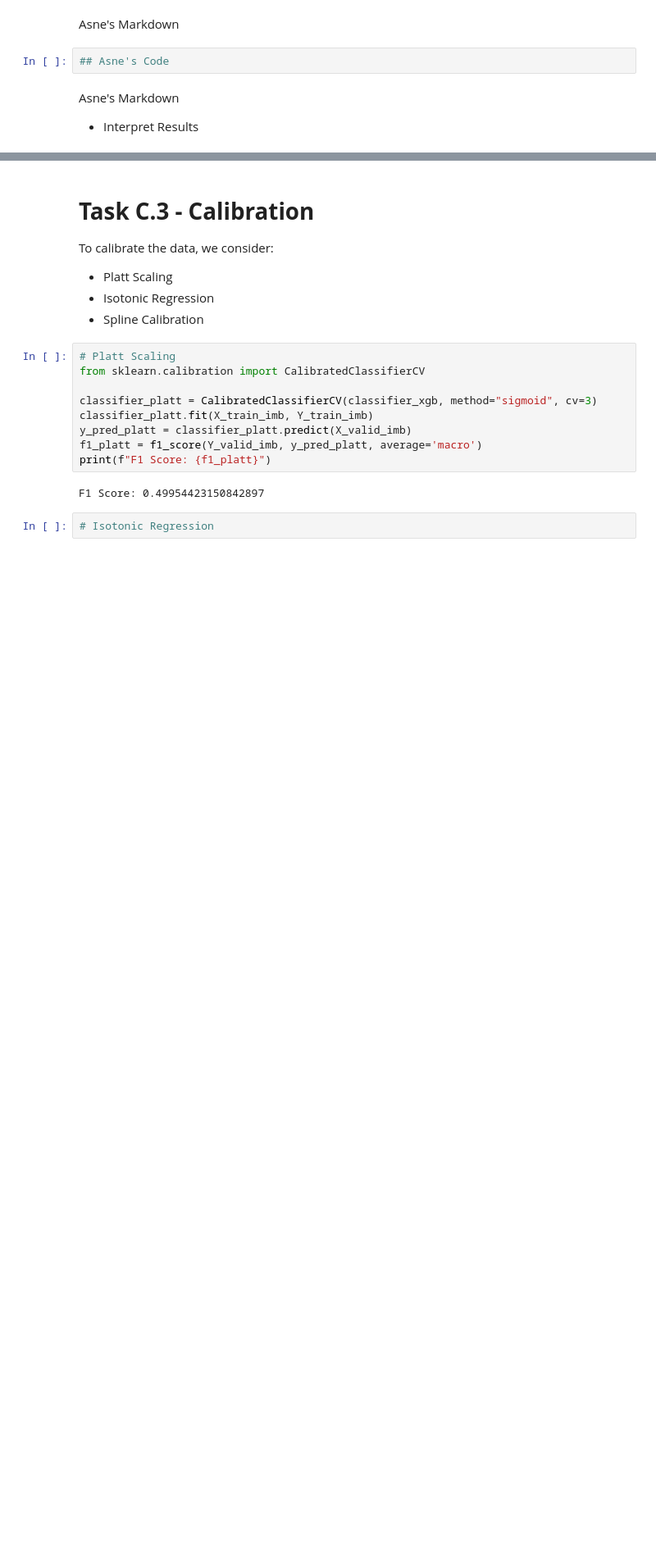
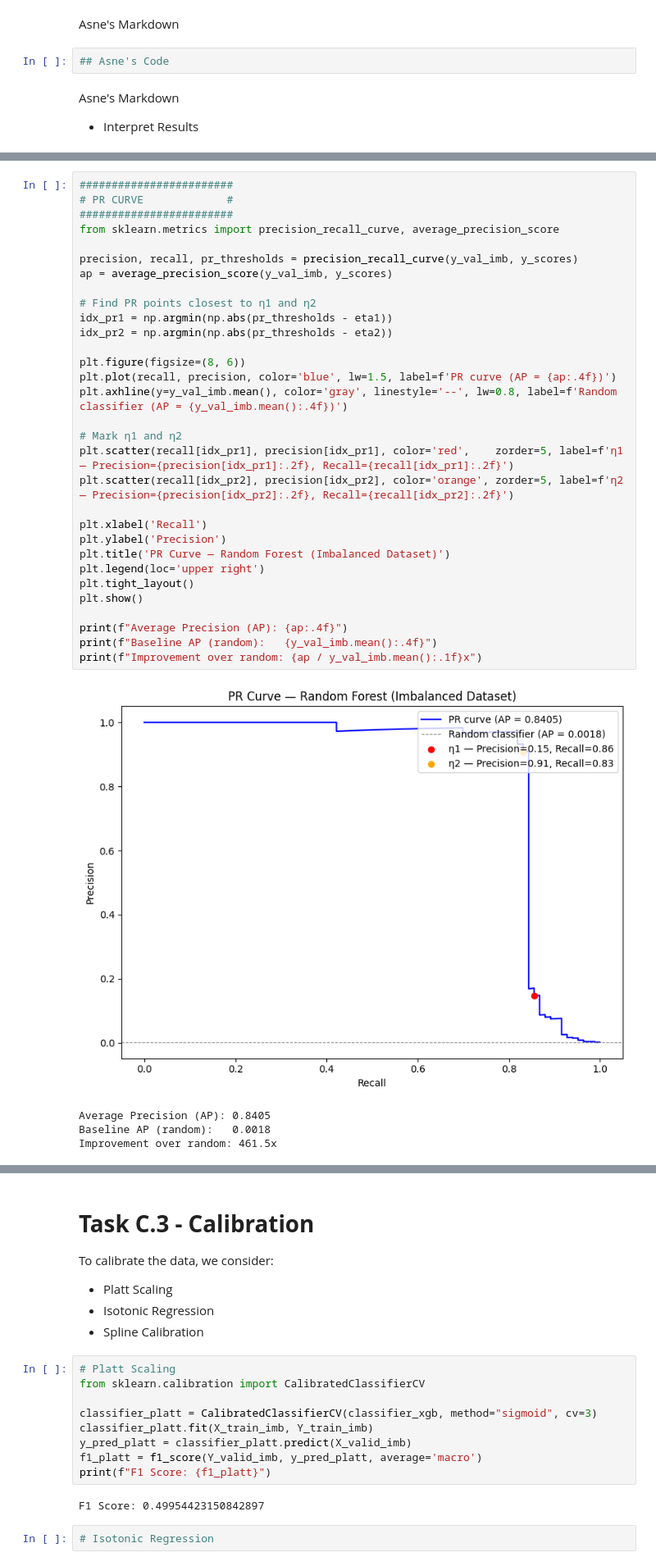
Before and after one commit to IvanCh3ung/EECE564_A3, a Jupyter notebook: A3.ipynb, the cells around one changed output, grey strips where cells are left out. Shown at 82% size. Saved outputs shown, nothing was run; the diff lists cells and outputs as text; blank space fills up the shorter version.

```diff
--- a/A3.ipynb
+++ b/A3.ipynb
@@ -135,2 +289,38 @@ Ivan's Markdown
+# %%
+########################
+# PR CURVE             #
+########################
+from sklearn.metrics import precision_recall_curve, average_precision_score
+
+precision, recall, pr_thresholds = precision_recall_curve(y_val_imb, y_scores)
+ap = average_precision_score(y_val_imb, y_scores)
+
+# Find PR points closest to η1 and η2
+idx_pr1 = np.argmin(np.abs(pr_thresholds - eta1))
+idx_pr2 = np.argmin(np.abs(pr_thresholds - eta2))
+
+plt.figure(figsize=(8, 6))
+plt.plot(recall, precision, color='blue', lw=1.5, label=f'PR curve (AP = {ap:.4f})')
+plt.axhline(y=y_val_imb.mean(), color='gray', linestyle='--', lw=0.8, label=f'Random classifier (AP = {y_val_imb.mean():.4f})')
+
+# Mark η1 and η2
+plt.scatter(recall[idx_pr1], precision[idx_pr1], color='red',    zorder=5, label=f'η1 — Precision={precision[idx_pr1]:.2f}, Recall={recall[idx_pr1]:.2f}')
+plt.scatter(recall[idx_pr2], precision[idx_pr2], color='orange', zorder=5, label=f'η2 — Precision={precision[idx_pr2]:.2f}, Recall={recall[idx_pr2]:.2f}')
+
+plt.xlabel('Recall')
+plt.ylabel('Precision')
+plt.title('PR Curve — Random Forest (Imbalanced Dataset)')
+plt.legend(loc='upper right')
+plt.tight_layout()
+plt.show()
+
+print(f"Average Precision (AP): {ap:.4f}")
+print(f"Baseline AP (random):   {y_val_imb.mean():.4f}")
+print(f"Improvement over random: {ap / y_val_imb.mean():.1f}x")
+# %% [output]
+[figure, added]
+Average Precision (AP): 0.8405
+Baseline AP (random):   0.0018
+Improvement over random: 461.5x
 # %% [markdown]
 Ivan's Markdown
```
Also changed, not shown: parts of 9 cells of this notebook.
